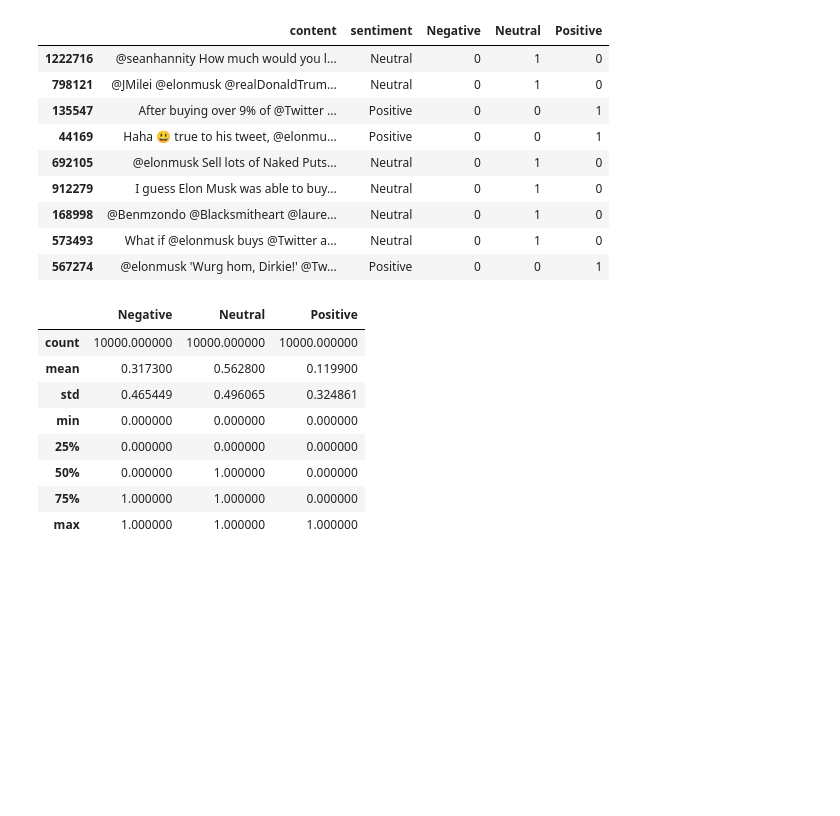
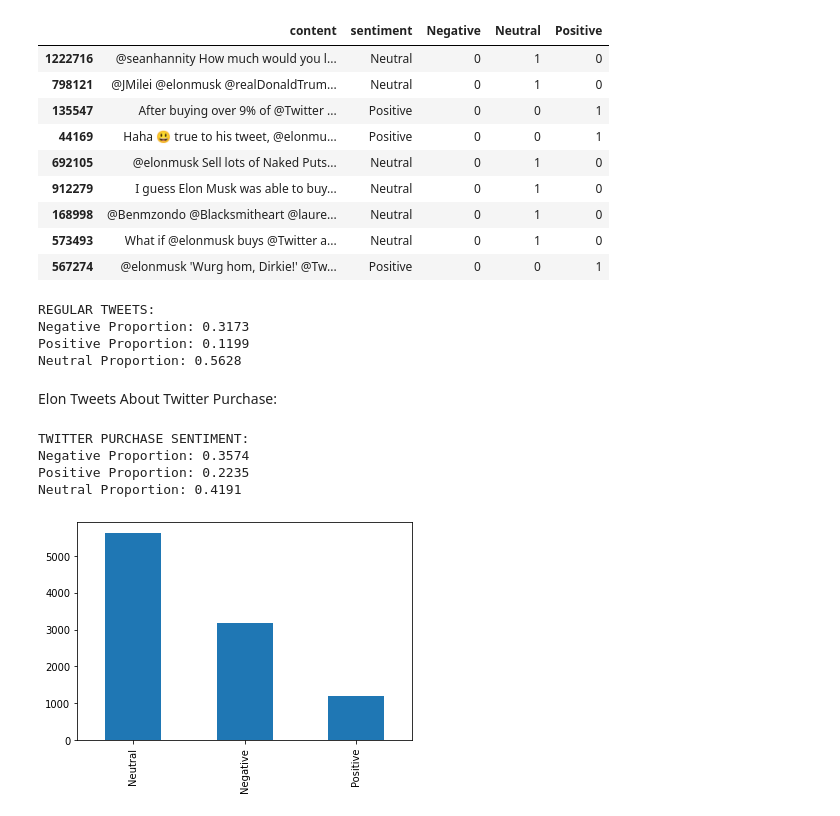
Before and after one commit to SmilodonCub/DATA620, a Jupyter notebook: Final_Project/Elongate_Sentiment_Analysis.ipynb, the cells around one changed output. Saved outputs shown, nothing was run; the diff lists cells and outputs as text; code cells hidden in the pictures; blank space fills up the shorter version.

Commit message:
add data files to the project

```diff
--- a/Final_Project/Elongate_Sentiment_Analysis.ipynb
+++ b/Final_Project/Elongate_Sentiment_Analysis.ipynb
@@ -199,15 +202,41 @@ at.head(9)
 | 168998 | @Benmzondo @Blacksmitheart @laure... | Neutral | 0 | 1 | 0 |
 | 573493 | What if @elonmusk buys @Twitter a... | Neutral | 0 | 1 | 0 |
 | 567274 | @elonmusk 'Wurg hom, Dirkie!' @Tw... | Positive | 0 | 0 | 1 |
-# %%
-at.describe()
-# %% [output]
-|  | Negative | Neutral | Positive |
-| count | 10000.000000 | 10000.000000 | 10000.000000 |
-| mean | 0.317300 | 0.562800 | 0.119900 |
-| std | 0.465449 | 0.496065 | 0.324861 |
-| min | 0.000000 | 0.000000 | 0.000000 |
-| 25% | 0.000000 | 0.000000 | 0.000000 |
-| 50% | 0.000000 | 1.000000 | 0.000000 |
-| 75% | 1.000000 | 1.000000 | 0.000000 |
-| max | 1.000000 | 1.000000 | 1.000000 |
+# %%
+print('REGULAR TWEETS:')
+print('Negative Proportion:', at['Negative'].mean())
+print('Positive Proportion:', at['Positive'].mean())
+print('Neutral Proportion:', at['Neutral'].mean())
+# %% [output]
+REGULAR TWEETS:
+Negative Proportion: 0.3173
+Positive Proportion: 0.1199
+Neutral Proportion: 0.5628
+# %% [markdown]
+Elon Tweets About Twitter Purchase:
+# %%
+elongate_dummy_features = pd.get_dummies(elongate_df_sentiment)
+elongate_dummy_features
+
+elongate_df_sample['sentiment'] = elongate_df_sentiment
+elongate_df_sample.head(5)['sentiment']
+
+elongate_at=pd.concat([elongate_df_sample[['content', 'sentiment']],
+elongate_dummy_features.set_index(elongate_df_sample.index)], axis=1)
+elongate_at.head(9)
+#This table gets saved as 'elongate_sentiment_sample.csv' for future reference
+
+print('TWITTER PURCHASE SENTIMENT:')
+print('Negative Proportion:', elongate_at['Negative'].mean())
+print('Positive Proportion:', elongate_at['Positive'].mean())
+print('Neutral Proportion:', elongate_at['Neutral'].mean())
+# %% [output]
+TWITTER PURCHASE SENTIMENT:
+Negative Proportion: 0.3574
+Positive Proportion: 0.2235
+Neutral Proportion: 0.4191
+# %%
+at['sentiment'].value_counts().plot(kind='bar')
+#at.to_csv('raw_data/regular_sentiment_sample.csv')
+# %% [output]
+[figure, added]
```
Also changed, not shown: parts of 5 cells of this notebook, 2 other files.
